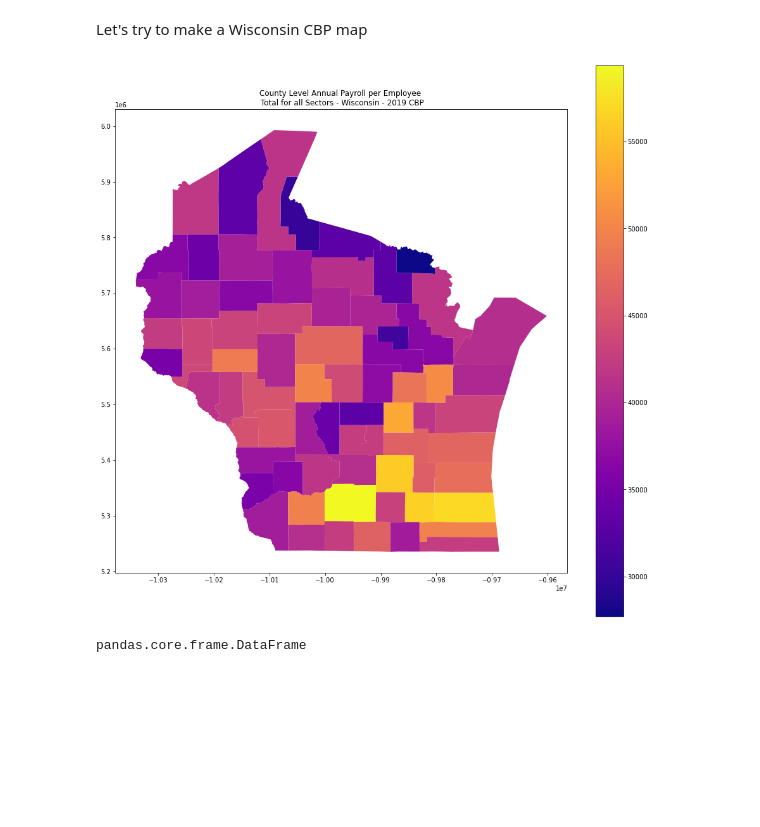
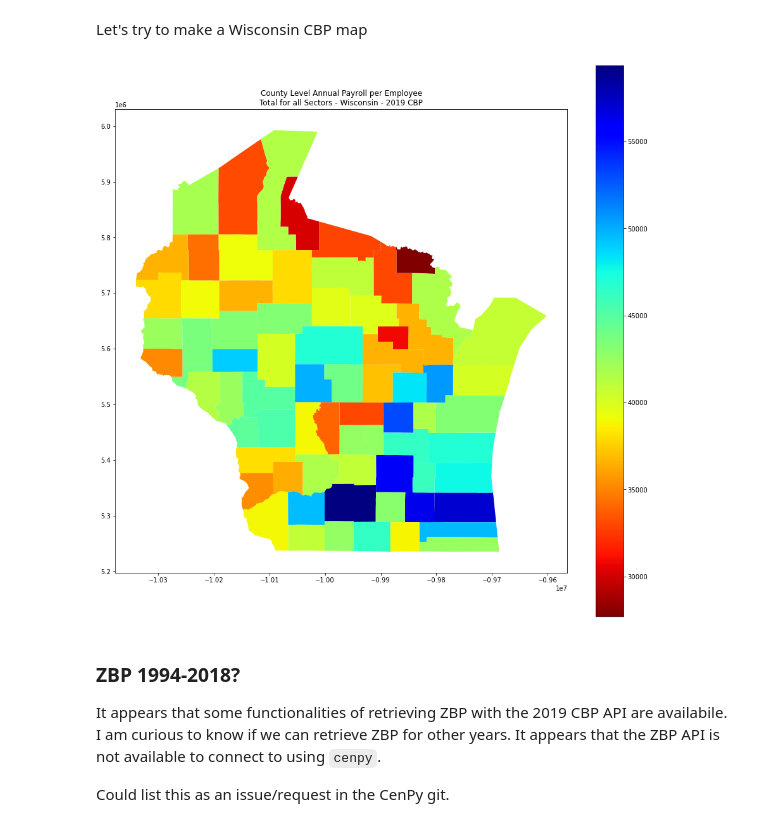
Before and after one commit to edebroux/census_api_builder, a Jupyter notebook: cenpy_practice.ipynb, the cells around one changed output. Saved outputs shown, nothing was run; the diff lists cells and outputs as text; code cells hidden in the pictures; blank space fills up the shorter version.

```diff
--- a/cenpy_practice.ipynb
+++ b/cenpy_practice.ipynb
@@ -14,6 +14,18 @@ import osmnx
 import matplotlib as mpl
 import matplotlib.pyplot as plt
 %matplotlib inline
+# %%
+# Method to load an API +key
+def load_api_key(file="census_api.txt"):
+    try:
+        with open(file, 'r') as f:
+            # It's assumed our file contains a single line,
+            # with our API key
+            return f.read().strip()
+    except FileNotFoundError:
+        print("'%s' file not found" % path)
+
+key = load_api_key()
 # %% [markdown]
 Okay, it looks like we have the Census data necessary for using `cenpy` are installed. Let's see what packages are available through `cenpy`.
 # %%
@@ -116,7 +128,7 @@ class APIConnection(builtins.object)
 # %% [markdown]
 Create a connection to the 2019 CBP API
 # %%
-cbp_conn = cp.remote.APIConnection("CBP2019")
+cbp_conn = cp.remote.APIConnection("CBP2019", apikey=key)
 # %% [markdown]
 Create a table of variables from 2019 CBP
 # %%
@@ -175,7 +187,8 @@ Try to get ZIP code level data from the new API connection opened in this notebo
 
 Try getting county-level data for Wisconsin.
 # %%
-wi_cbp_19 = cbp_conn.query(cols=["NAME", "NAICS2017", "EMP", "ESTAB", "PAYANN", "PAYQTR1"], geo_unit="county:*", geo_filter={'state': '55'})
+wi_cbp_19 = cbp_conn.query(cols=["NAME", "NAICS2017", "NAICS2017_LABEL",
+                                 "EMP", "ESTAB", "PAYANN", "PAYQTR1"], geo_unit="county:*", geo_filter={'state': '55'})
 # %%
 wi_cbp_19
 # %% [output]
@@ -242,15 +275,17 @@ Let's try to make a Wisconsin CBP map
 # %%
 fig, ax = plt.subplots(figsize=(16,16))
 wi_data = gpd.GeoDataFrame(wi_cbp_geo[["NAME_x", "NAICS2017", "EMP", "ESTAB", "PAYANN", "PAYQTR1", "geometry"]])
 wi_data["EMP"] = wi_data["EMP"].astype(np.int64); wi_data["PAYANN"] = wi_data["PAYANN"].astype(np.int64)
 wi_data["AP_PER_EMP"] = wi_data["PAYANN"] / wi_data["EMP"] * 1000.
 wi_data["AP_PER_EMP"] = wi_data["AP_PER_EMP"].round(decimals=0)
-wi_data[wi_data.NAICS2017=="00"].plot(ax=ax, legend=True, column = "AP_PER_EMP", cmap="plasma")
-ax.set_title("County Level Annual Payroll per Employee \n Total for all Sectors - Wisconsin - 2019 CBP")
+wi_data[wi_data.NAICS2017=="00"].plot(ax=ax, legend=True, column = "AP_PER_EMP", cmap="jet_r")
+ax.set_title("County Level Annual Payroll per Employee\nTotal for all Sectors - Wisconsin - 2019 CBP")
+
 plt.show()
 # %% [output]
-[figure, old version]
+[figure, new version]
-# %%
-type(wi_data)
-# %% [output]
-pandas.core.frame.DataFrame
+# %% [markdown]
+### ZBP 1994-2018?
+It appears that some functionalities of retrieving ZBP with the 2019 CBP API are availabile. I am curious to know if we can retrieve ZBP for other years. It appears that the ZBP API is not available to connect to using `cenpy`.
+
+Could list this as an issue/request in the CenPy git.
```
Also changed, not shown: parts of 17 cells of this notebook.
